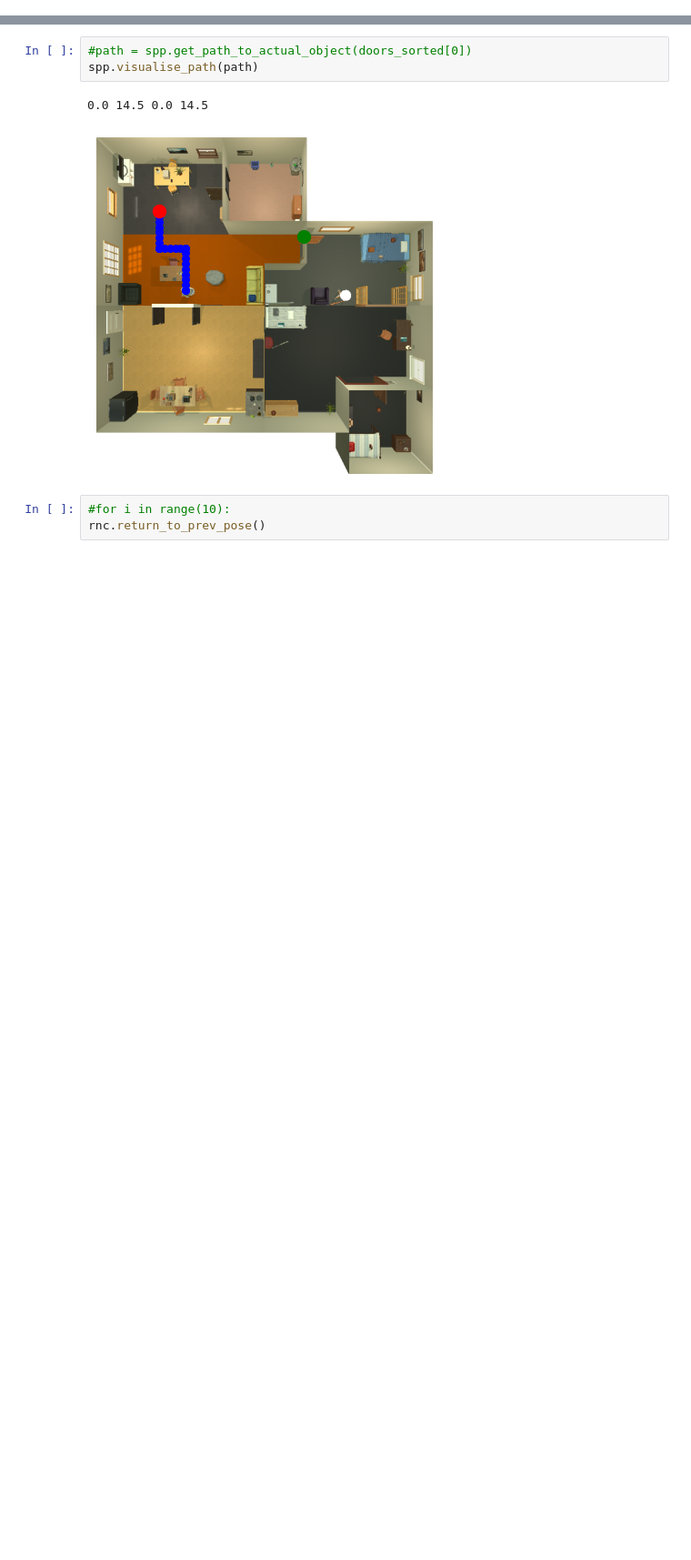
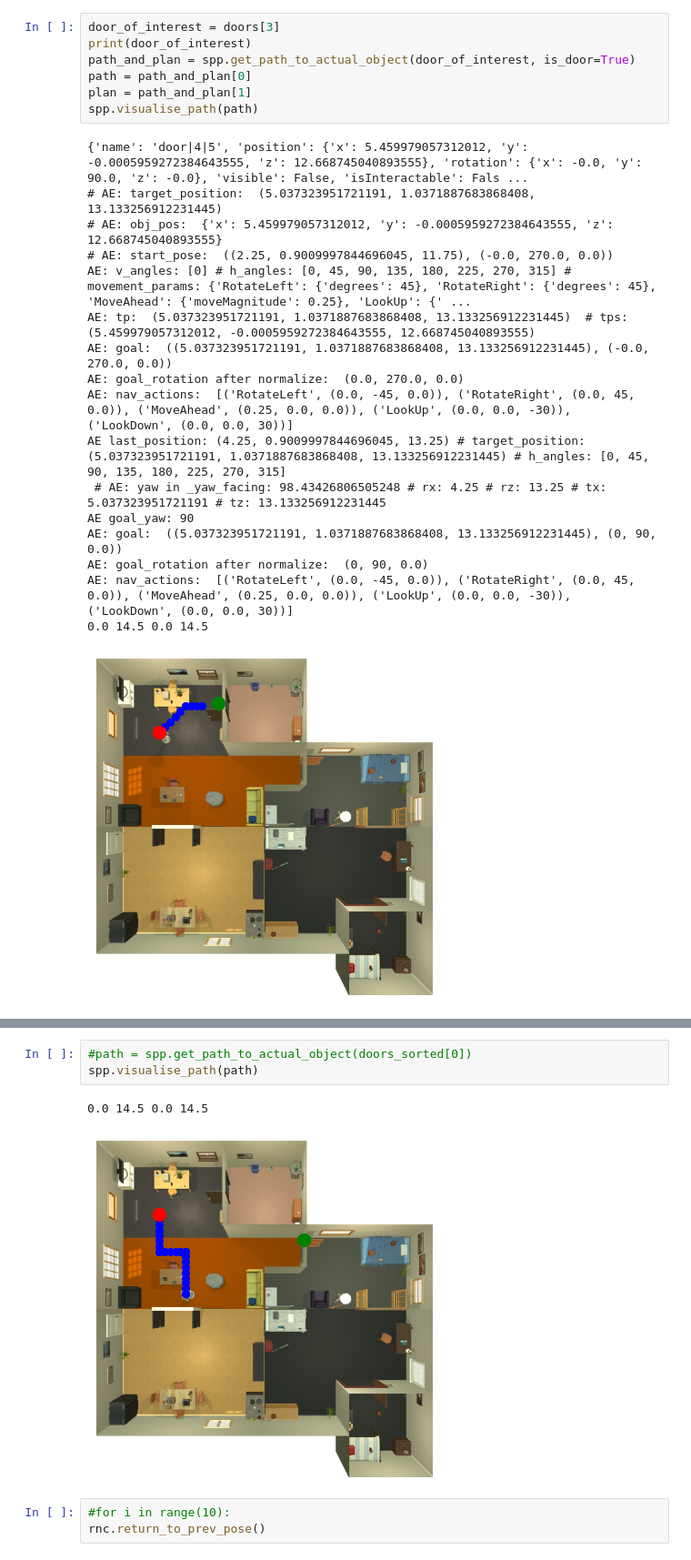
Before and after one commit to archie1983/ai2-thor_model_training, a Jupyter notebook: training_images_extraction.ipynb, the cells around one changed output, grey strips where cells are left out. Shown: that part at 91% size. Saved outputs shown, nothing was run; the diff lists cells and outputs as text; blank space fills up the shorter version.

Commit message:
Navigating to the centre of the door

```diff
--- a/training_images_extraction.ipynb
+++ b/training_images_extraction.ipynb
@@ -22,0 +19,25 @@ ROOMS:[('Kitchen', [(0.0, 1.82), (0.0, 7.28), (7.28, 7.28), (7.28, 1.82)]), ('Li
+# %%
+door_of_interest = doors[3]
+print(door_of_interest)
+path_and_plan = spp.get_path_to_actual_object(door_of_interest, is_door=True)
+path = path_and_plan[0]
+plan = path_and_plan[1]
+spp.visualise_path(path)
+# %% [output]
+{'name': 'door|4|5', 'position': {'x': 5.459979057312012, 'y': -0.0005959272384643555, 'z': 12.668745040893555}, 'rotation': {'x': -0.0, 'y': 90.0, 'z': -0.0}, 'visible': False, 'isInteractable': Fals ...
+# AE: target_position:  (5.037323951721191, 1.0371887683868408, 13.133256912231445)
+# AE: obj_pos:  {'x': 5.459979057312012, 'y': -0.0005959272384643555, 'z': 12.668745040893555}
+# AE: start_pose:  ((2.25, 0.9009997844696045, 11.75), (-0.0, 270.0, 0.0))
+AE: v_angles: [0] # h_angles: [0, 45, 90, 135, 180, 225, 270, 315] # movement_params: {'RotateLeft': {'degrees': 45}, 'RotateRight': {'degrees': 45}, 'MoveAhead': {'moveMagnitude': 0.25}, 'LookUp': {' ...
+AE: tp:  (5.037323951721191, 1.0371887683868408, 13.133256912231445)  # tps:  (5.459979057312012, -0.0005959272384643555, 12.668745040893555)
+AE: goal:  ((5.037323951721191, 1.0371887683868408, 13.133256912231445), (-0.0, 270.0, 0.0))
+AE: goal_rotation after normalize:  (0.0, 270.0, 0.0)
+AE: nav_actions:  [('RotateLeft', (0.0, -45, 0.0)), ('RotateRight', (0.0, 45, 0.0)), ('MoveAhead', (0.25, 0.0, 0.0)), ('LookUp', (0.0, 0.0, -30)), ('LookDown', (0.0, 0.0, 30))]
+AE last_position: (4.25, 0.9009997844696045, 13.25) # target_position: (5.037323951721191, 1.0371887683868408, 13.133256912231445) # h_angles: [0, 45, 90, 135, 180, 225, 270, 315]
+ # AE: yaw in _yaw_facing: 98.43426806505248 # rx: 4.25 # rz: 13.25 # tx: 5.037323951721191 # tz: 13.133256912231445
+AE goal_yaw: 90
+AE: goal:  ((5.037323951721191, 1.0371887683868408, 13.133256912231445), (0, 90, 0.0))
+AE: goal_rotation after normalize:  (0, 90, 0.0)
+AE: nav_actions:  [('RotateLeft', (0.0, -45, 0.0)), ('RotateRight', (0.0, 45, 0.0)), ('MoveAhead', (0.25, 0.0, 0.0)), ('LookUp', (0.0, 0.0, -30)), ('LookDown', (0.0, 0.0, 30))]
+0.0 14.5 0.0 14.5
+[figure, added]
```
Also changed, not shown: parts of 10 cells of this notebook, 2 other files.
